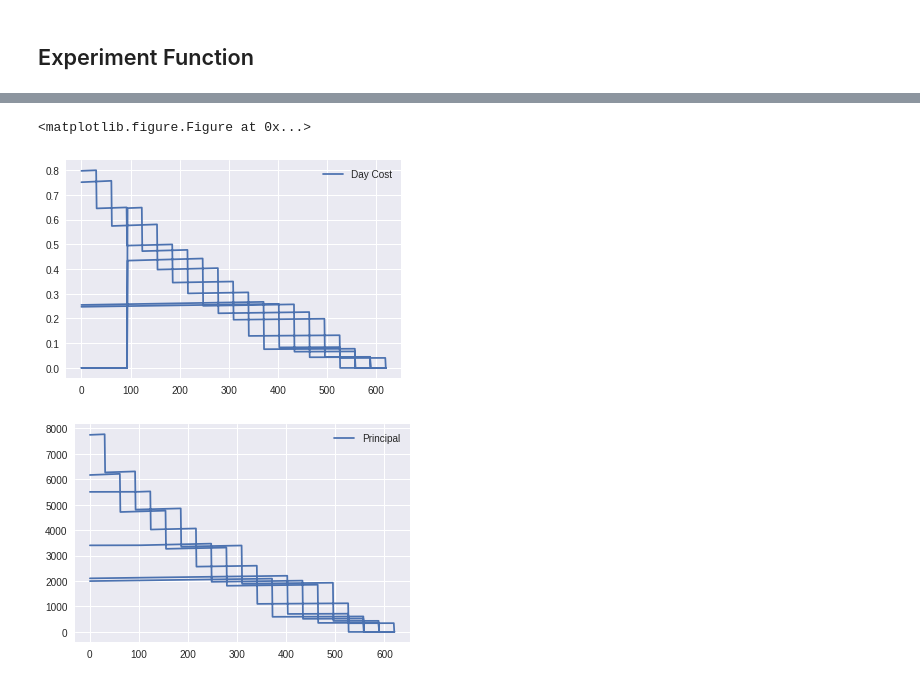
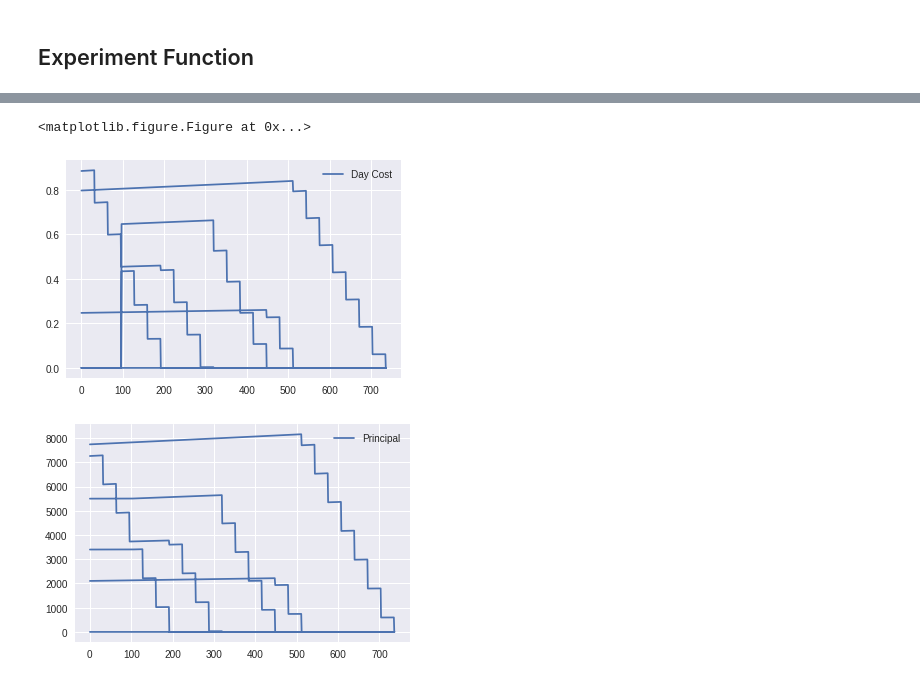
Before and after one commit to rahutchinson/StudentLoanPaymentSandbox, a Jupyter notebook: StudnetLoanPaymentCalculator.ipynb, the cells around one changed output, grey strips where cells are left out. Cells and saved outputs as stored; diff of their text form; code cells hidden in the pictures.

```diff
--- a/StudnetLoanPaymentCalculator.ipynb
+++ b/StudnetLoanPaymentCalculator.ipynb
@@ -152,24 +146,21 @@ This is where you actully input data
 # %%
-#@title High Rate or High Cost
-HIGH_RATE = False #@param {type:"boolean"}
+#@title High Rate
+HIGH_RATE = True
+MON_PAYMENT = 1200 #@param {type: "number"}
+MONTH_CROSSOVER = 4 #@param {type: "number"} months until grace period
 
 #True = high rate model
 #False = high daily cost model
-PAYMENT_TIME = 30
-MONTH_CROSSOVER = 4 #months until grace period
+PAYMENT_TIME = 31
+MIN_PAY = 0
 
-
-'''
-________________________________________
-Instantiate
-________________________________________
-'''
-A = Group("A", .0466, 3400.00, False,0)
-B = Group("B", .0466, 1996.08, True,0)
-C = Group("C", .0429, 5500.00, False,0)
-D = Group("D", .0429, 2103.66, True,0)
-E = Group("E", .0376, 7739.26, True,0)
-G = Group("G", .0445, 7662.62, True,0)
+'''(name, interest rate, principal, Subsidized, Min Payment amount)'''
+A = Group("A", .0466, 3400.00, False,MIN_PAY)
+B = Group("B", .0466, 796.08, True,MIN_PAY)
+C = Group("C", .0429, 5500.00, False,MIN_PAY)
+D = Group("D", .0429, 2103.66, True,MIN_PAY)
+E = Group("E", .0376, 7739.26, True,MIN_PAY)
+G = Group("G", .0445, 7662.62, True,MIN_PAY)
 
 
 groups = [A,B,C,D,E,G]
@@ -179,27 +170,23 @@ total_principal = 0
 for group in groups:
   total_principal += round(group.principal,2)
 
-active_groups = [group for group in groups if group.active == True]
-
-
 # Main Munch
 month_watch = 0
 month_count = 0
-# change this to while there is an active group
-while any(group.active for group in groups):
+while any(group.active == True for group in groups):
   leftover = 0
   if(month_watch == 0):
-    leftover = payment_exp_1(active_groups,1500,HIGH_RATE)
-    if(leftover != 0):
-      payment_exp_1(active_groups,leftover, HIGH_RATE)
+    leftover = MON_PAYMENT
+    while leftover > 0:
+      leftover = payment_strat(groups, leftover, HIGH_RATE)
     for group in groups:
       group.record()
     month_watch = PAYMENT_TIME
     month_count +=1
     if(month_count == MONTH_CROSSOVER):
-      active_groups = groups
       for group in groups:
-        group.active = True
+        if(group.active == False and group.done == None):
+          group.active = True
   else:
     for group in groups:
       group.record()
@@ -218,12 +205,14 @@ for group in groups:
 
 print("Begining Total: $" + str(total_principal))
 print("Amount Paid: $" + str(total))
+print("Monthly Payment: $" + str(MON_PAYMENT))
 print("Intrest Paid: " + str(total-total_principal))
 print("Months Taken: " + str(month_count))
-print("A: " + str(A.done))
-print("B: " + str(B.done))
-print("C: " + str(C.done))
-print("D: " + str(D.done))
-print("E: " + str(E.done))
-print("G: " + str(G.done))
+print("Paid off Date: ")
+print("\tA: " + str(A.done))
+print("\tB: " + str(B.done))
+print("\tC: " + str(C.done))
+print("\tD: " + str(D.done))
+print("\tE: " + str(E.done))
+print("\tG: " + str(G.done))
 # %% [output]
@@ -240,3 +231,3 @@ G: 589
 <matplotlib.figure.Figure at 0x...>
-[figure, old version]
+[figure, new version]
-[figure, old version]
+[figure, new version]
```
Also changed, not shown: parts of 7 cells of this notebook.
